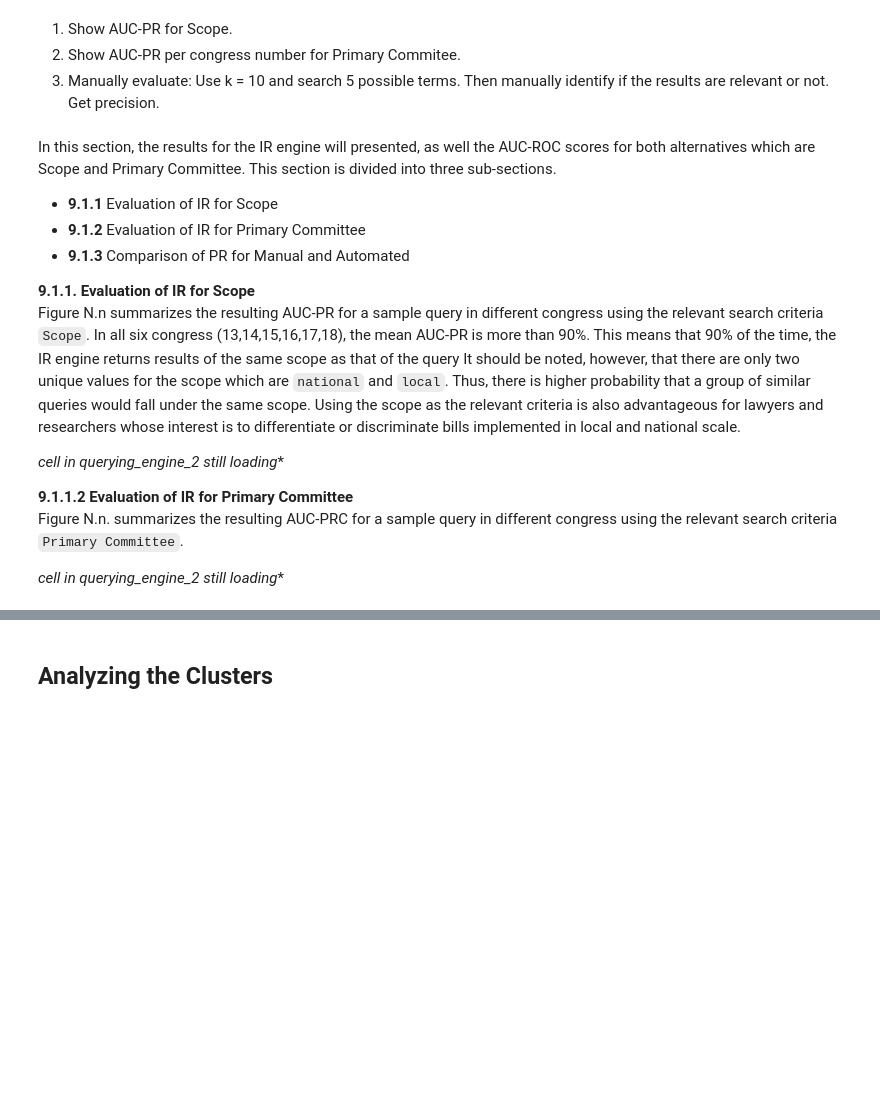
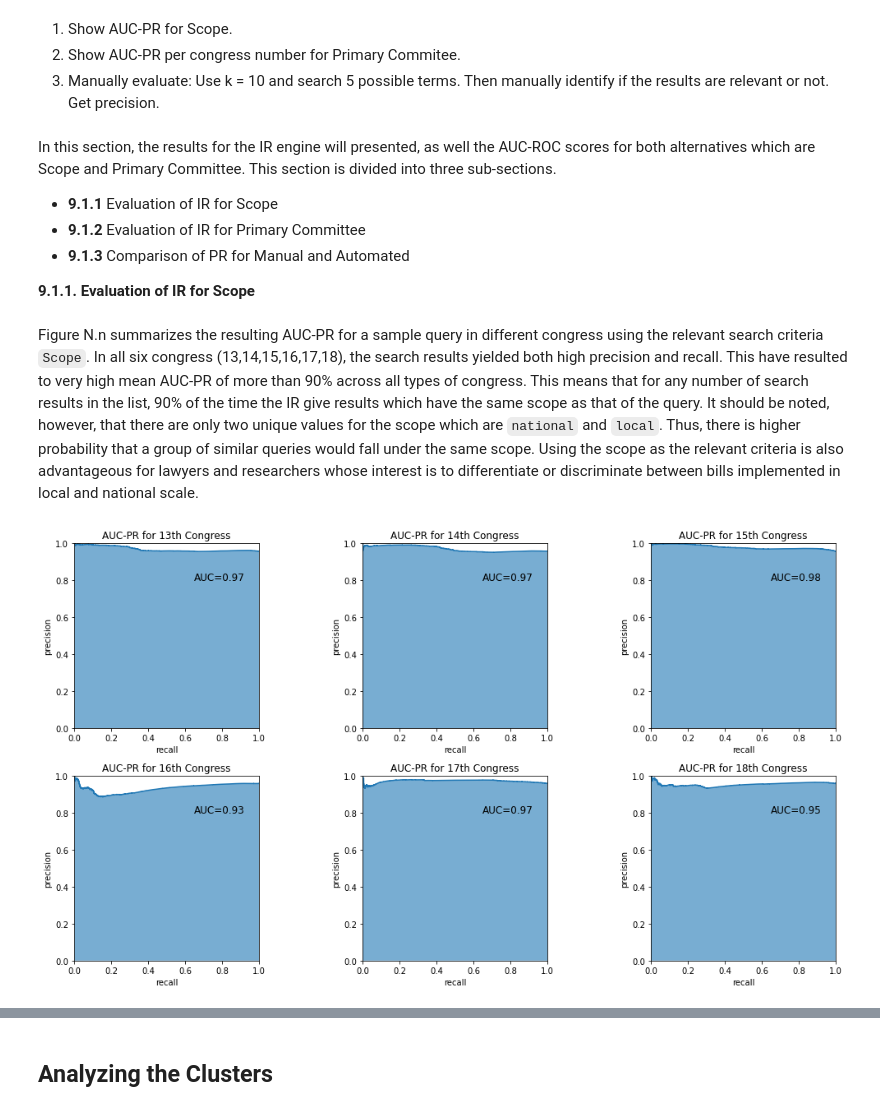
Before and after one commit to May-nerd/dmw-ml-final-project, a Jupyter notebook: final_paper/paper_rlp.ipynb, the cells around one changed output, grey strips where cells are left out. Saved outputs shown, nothing was run; the diff lists cells and outputs as text; code cells hidden in the pictures; blank space fills up the shorter version.

```diff
--- a/final_paper/paper_rlp.ipynb
+++ b/final_paper/paper_rlp.ipynb
@@ -708,16 +708,10 @@ In this section, the results for the IR engine will presented, as well the AUC-R
 - **9.1.2** Evaluation of IR for Primary Committee
 - **9.1.3** Comparison of PR for Manual and Automated<br>
 
-**9.1.1. Evaluation of IR for Scope**<br>
-Figure N.n summarizes the resulting AUC-PR for a sample query in different congress using the relevant search criteria `Scope`. In all six congress (13,14,15,16,17,18), the mean AUC-PR is more than 90%. This means that 90% of the time, the IR engine returns results of the same scope as that of the query It should be noted, however, that there are only two unique values for the scope which are `national` and `local`. Thus, there is higher probability that a group of similar queries would fall under the same scope. Using the scope as the relevant criteria is also advantageous for lawyers and researchers whose interest is to differentiate or discriminate bills implemented in local and national scale.
-
-*cell in querying_engine_2 still loading**
-
-**9.1.1.2 Evaluation of IR for Primary Committee**<br>
-Figure N.n. summarizes the resulting AUC-PRC for  a sample query in different congress using the relevant search criteria `Primary Committee`.
-
-*cell in querying_engine_2 still loading**
+**9.1.1. Evaluation of IR for Scope**<br><br>
+Figure N.n summarizes the resulting AUC-PR for a sample query in different congress using the relevant search criteria `Scope`. In all six congress (13,14,15,16,17,18), the search results yielded both high precision and recall. This have resulted to very high mean AUC-PR of more than 90% across all types  of congress. This means that for any number of search results in the list, 90% of the time the IR give results which have the same scope as that of the query. It should be noted, however, that there are only two unique values for the scope which are `national` and `local`. Thus, there is higher probability that a group of similar queries would fall under the same scope. Using the scope as the relevant criteria is also advantageous for lawyers and researchers whose interest is to differentiate or discriminate between bills implemented in local and national scale.
 # %%
+df_clean = pd.read_pickle('../data_cleaning/clusters_added.pkl')
 congress = list(range(13,19))
 
 filtered = {}
@@ -744,7 +738,8 @@ rec = {13:defaultdict(list), 14:defaultdict(list), 15:defaultdict(list),
         16:defaultdict(list), 17:defaultdict(list), 18:defaultdict(list)}
 
 for i in congress:
-    for s in tqdm(range(filtered[i].shape[0])):  # 100 is arbitrary, can be changed
+    for t in tqdm(range(100)):  # 100 is arbitrary, can be changed
+        s = np.random.randint(100)
         nearest = filtered[i].iloc[nearest_k(X_idf[i][s, :], X_idf[i], filtered[i].shape[0], dist)]
         r = np.cumsum(nearest['scope'] == filtered[i]['scope'].iloc[s])
         precision = r/np.arange(1, len(r)+1)
@@ -757,24 +752,26 @@ for i in congress:
 # %%
 # sample AUC-ROC curve
 fig, ((ax1, ax2, ax3), (ax4, ax5, ax6)) = plt.subplots(2, 3, figsize=(15,8))
 ax_list = [ax1, ax2, ax3, ax4, ax5, ax6]
 
 for i in congress:
     key = list(pres[i].keys())[0]
 
     ax_list[i-13].set_aspect('equal')
     ax_list[i-13].step(rec[i][key][0], pres[i][key][0], where='post')
     ax_list[i-13].fill_between(rec[i][key][0], pres[i][key][0], step='post', alpha=0.6)
 
     ax_list[i-13].set_xlim(0, 1)
     ax_list[i-13].set_ylim(0, 1)
 
     ax_list[i-13].set_xlabel('recall')
     ax_list[i-13].set_ylabel('precision')
     ax_list[i-13].set_title(f'AUC-PR for {i}th Congress')
     ax_list[i-13].text(0.65, 0.8,
         'AUC={:0.2f}'.format(
             np.trapz(pres[i][key][0], rec[i][key][0])),
          fontsize=12);
 
-plt.show()
+plt.tight_layout()
+# %% [output]
+[figure, added]
```
Also changed, not shown: parts of 15 cells of this notebook, 1 other file.
